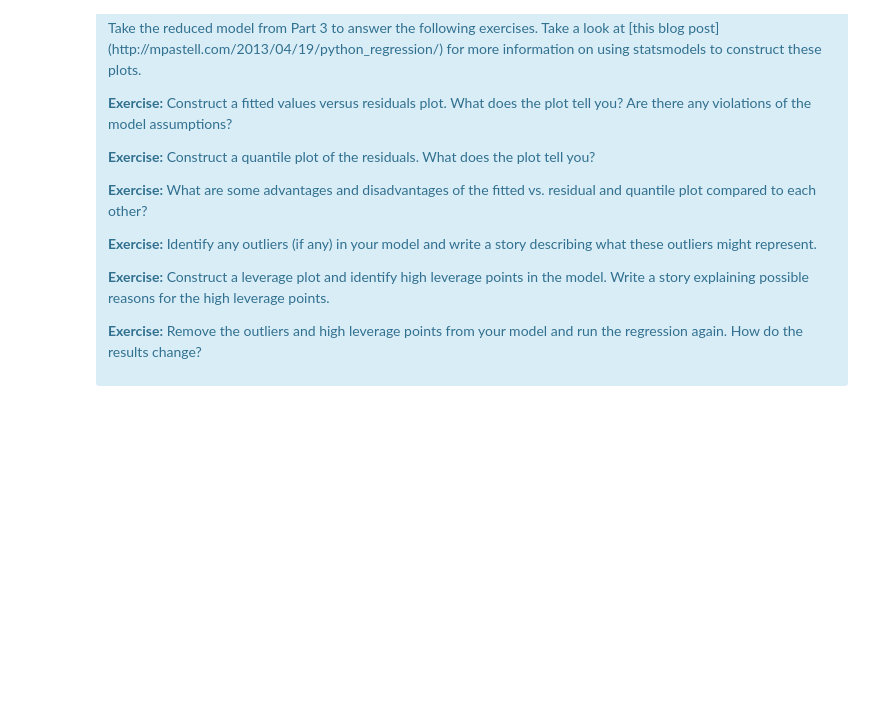
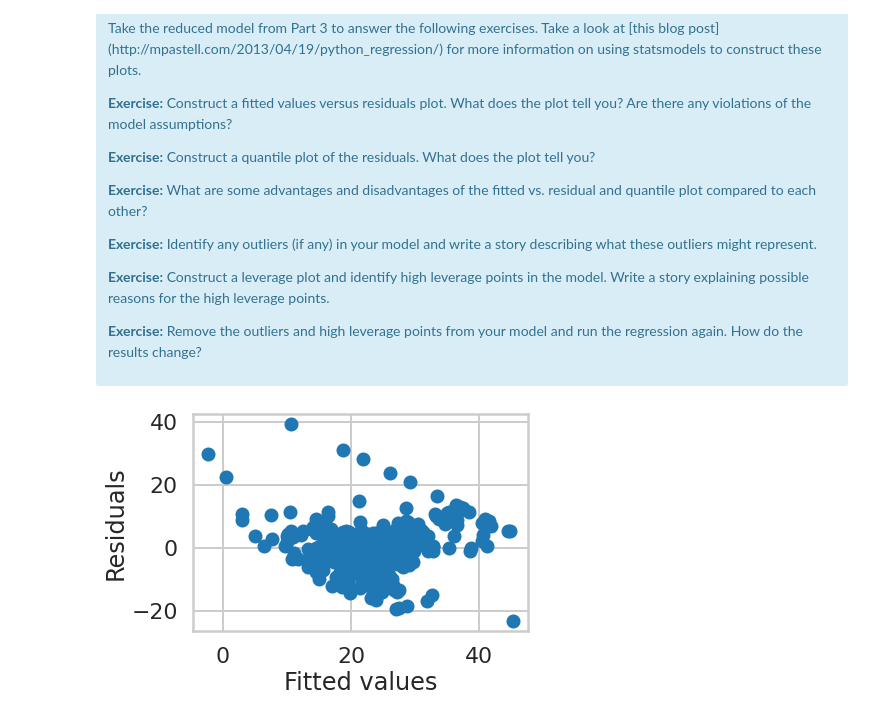
Before and after one commit to rrmorris2102/ucsd-mle, a Jupyter notebook: mec-mini-projects/mec-11.4.1-linear-regression-mini-project/Mini_Project_Linear_Regression.ipynb, the cells around one changed output. Cells and saved outputs as stored; diff of their text form; code cells hidden in the pictures; blank space fills up the shorter version.

```diff
--- a/mec-mini-projects/mec-11.4.1-linear-regression-mini-project/Mini_Project_Linear_Regression.ipynb
+++ b/mec-mini-projects/mec-11.4.1-linear-regression-mini-project/Mini_Project_Linear_Regression.ipynb
@@ -887,0 +886,14 @@ There are some other issues that are important investigate with linear regressio
+# %%
+# Your turn.
+
+# fitted values versus residuals plot
+residuals = bos.PRICE - m.fittedvalues
+
+plt.scatter(m.fittedvalues, residuals)
+plt.xlabel('Fitted values')
+plt.ylabel('Residuals')
+plt.show()
+
+# Nothing obvious in the scatter plot
+# %% [output]
+[figure, added]
```
Also changed, not shown: parts of 5 cells of this notebook.
